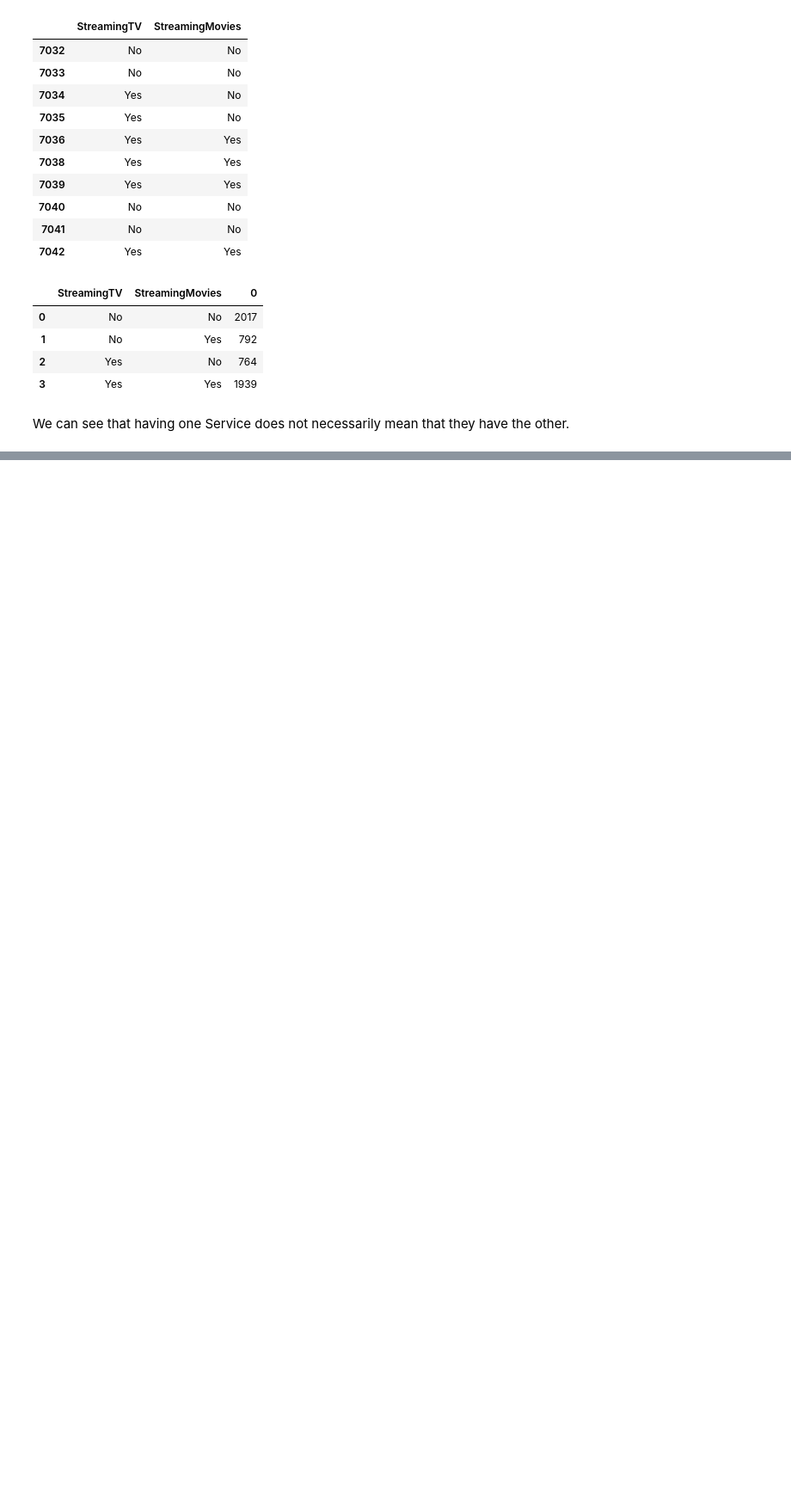
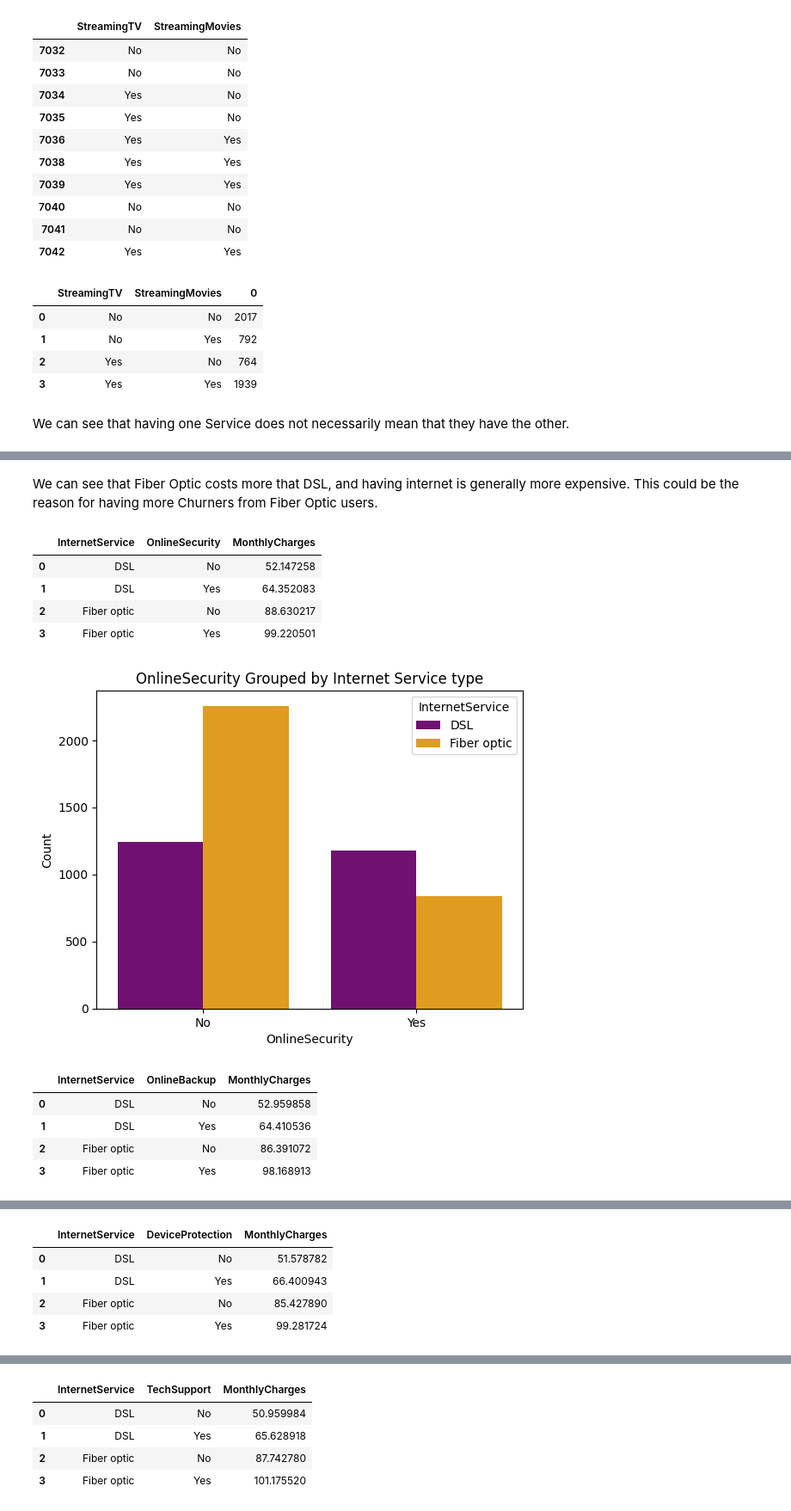
Before and after one commit to ge0rgeth0mas/telco-customer-churn, a Jupyter notebook: telco_customer_churn/data_analysis/EDA.ipynb, the cells around one changed output, grey strips where cells are left out. Shown at 86% size. Cells and saved outputs as stored; diff of their text form; code cells hidden in the pictures; blank space fills up the shorter version.

```diff
--- a/telco_customer_churn/data_analysis/EDA.ipynb
+++ b/telco_customer_churn/data_analysis/EDA.ipynb
@@ -798,0 +874,23 @@ We can see that having one Service does not necessarily mean that they have the
+# %% [markdown]
+We can see that Fiber Optic costs more that DSL, and having internet is generally more expensive. This could be the reason for having more Churners from Fiber Optic users.
+# %%
+features = ['OnlineSecurity', 'OnlineBackup', 'DeviceProtection', 'TechSupport', 'StreamingTV', 'StreamingMovies']
+for feature in features:
+    display(internet_users.groupby(['InternetService', feature])['MonthlyCharges'].mean().reset_index())
+    sns.countplot(data=internet_users, x=feature, hue='InternetService', palette=['purple', 'orange'])
+    plt.xlabel(feature)
+    plt.ylabel('Count')
+    plt.title(f'{feature} Grouped by Internet Service type')
+    plt.show()
+# %% [output]
+|  | InternetService | OnlineSecurity | MonthlyCharges |
+| 0 | DSL | No | 52.147258 |
+| 1 | DSL | Yes | 64.352083 |
+| 2 | Fiber optic | No | 88.630217 |
+| 3 | Fiber optic | Yes | 99.220501 |
+[figure, added]
+|  | InternetService | OnlineBackup | MonthlyCharges |
+| 0 | DSL | No | 52.959858 |
+| 1 | DSL | Yes | 64.410536 |
+| 2 | Fiber optic | No | 86.391072 |
+| 3 | Fiber optic | Yes | 98.168913 |
@@ -798,0 +898,5 @@ We can see that having one Service does not necessarily mean that they have the
+|  | InternetService | DeviceProtection | MonthlyCharges |
+| 0 | DSL | No | 51.578782 |
+| 1 | DSL | Yes | 66.400943 |
+| 2 | Fiber optic | No | 85.427890 |
+| 3 | Fiber optic | Yes | 99.281724 |
@@ -798,0 +904,5 @@ We can see that having one Service does not necessarily mean that they have the
+|  | InternetService | TechSupport | MonthlyCharges |
+| 0 | DSL | No | 50.959984 |
+| 1 | DSL | Yes | 65.628918 |
+| 2 | Fiber optic | No | 87.742780 |
+| 3 | Fiber optic | Yes | 101.175520 |
```
Also changed, not shown: parts of 16 cells of this notebook.
